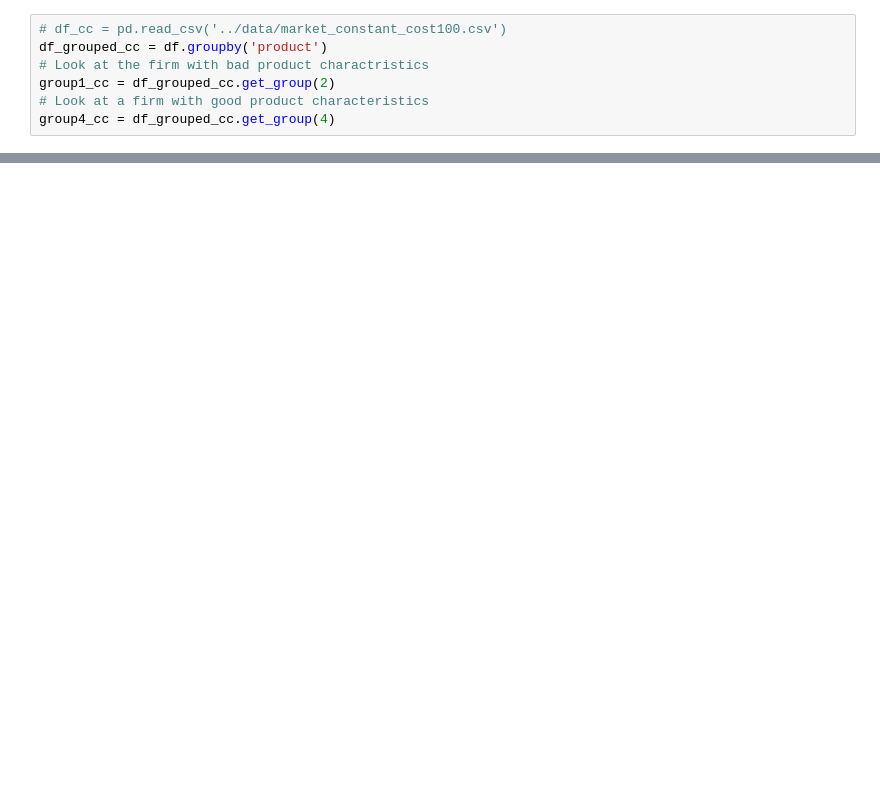
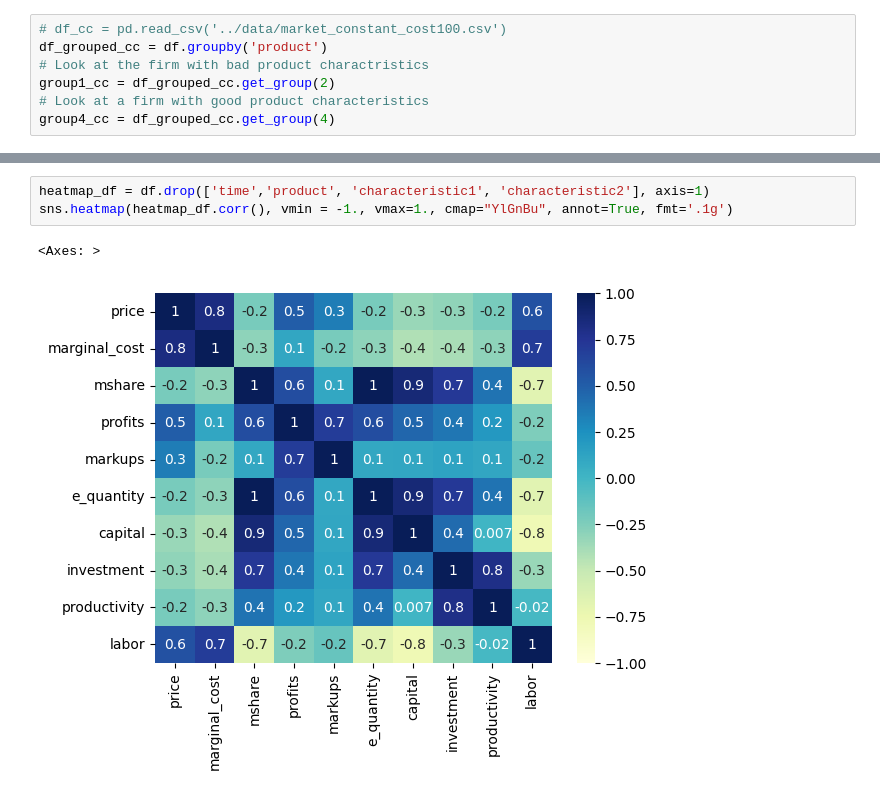
Before and after one commit to anuscabc/markdown_estimation, a Jupyter notebook: plots/plot_single_run_integrated.ipynb, the cells around one changed output, grey strips where cells are left out. Drawn from its saved outputs; the diff is of its cells as text; blank space fills up the shorter version.

```diff
--- a/plots/plot_single_run_integrated.ipynb
+++ b/plots/plot_single_run_integrated.ipynb
@@ -97,0 +99,6 @@ plt.show()
+# %%
+heatmap_df = df.drop(['time','product', 'characteristic1', 'characteristic2'], axis=1)
+sns.heatmap(heatmap_df.corr(), vmin = -1., vmax=1., cmap="YlGnBu", annot=True, fmt='.1g')
+# %% [output]
+<Axes: >
+[figure, added]
```
Also changed, not shown: parts of 4 cells of this notebook, 1 other file.
